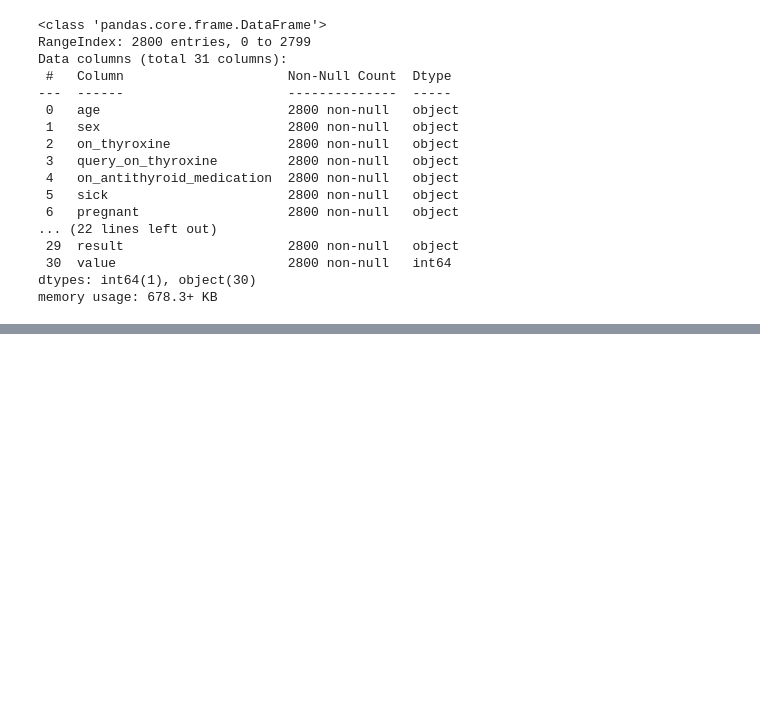
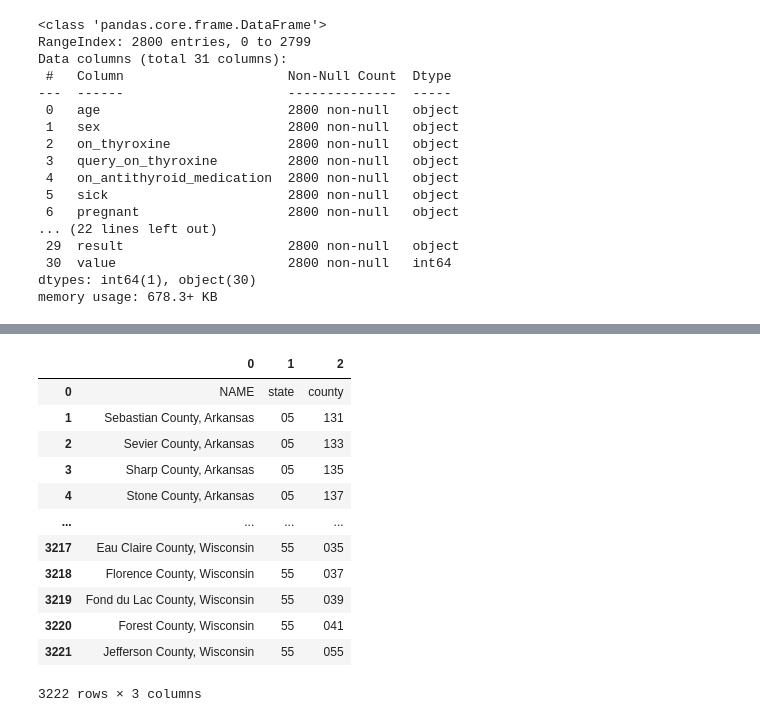
Before and after one commit to rajkonkret/PythonAnalizaDanychZus, a Jupyter notebook: day3/cwiczenie4.ipynb, the cells around one changed output, grey strips where cells are left out. Drawn from its saved outputs; the diff is of its cells as text; code cells hidden in the pictures; blank space fills up the shorter version.

Commit message:
[3 5] update cwiczenie4.ipynb read_json

```diff
--- a/day3/cwiczenie4.ipynb
+++ b/day3/cwiczenie4.ipynb
@@ -90,0 +95,2 @@ memory usage: 678.3+ KB
+# %%
+us_query = requests.get('https://api.census.gov/data/2010/dec/sf1?get=NAME&for=county:*')
@@ -90,0 +125,17 @@ memory usage: 678.3+ KB
+# %%
+us = pd.read_json(us_query.text) # dane z api zamienione na DataFrame
+us
+# %% [output]
+|  | 0 | 1 | 2 |
+| 0 | NAME | state | county |
+| 1 | Sebastian County, Arkansas | 05 | 131 |
+| 2 | Sevier County, Arkansas | 05 | 133 |
+| 3 | Sharp County, Arkansas | 05 | 135 |
+| 4 | Stone County, Arkansas | 05 | 137 |
+| ... | ... | ... | ... |
+| 3217 | Eau Claire County, Wisconsin | 55 | 035 |
+| 3218 | Florence County, Wisconsin | 55 | 037 |
+| 3219 | Fond du Lac County, Wisconsin | 55 | 039 |
+| 3220 | Forest County, Wisconsin | 55 | 041 |
+| 3221 | Jefferson County, Wisconsin | 55 | 055 |
+3222 rows × 3 columns
```
Also changed, not shown: parts of 9 cells of this notebook.
